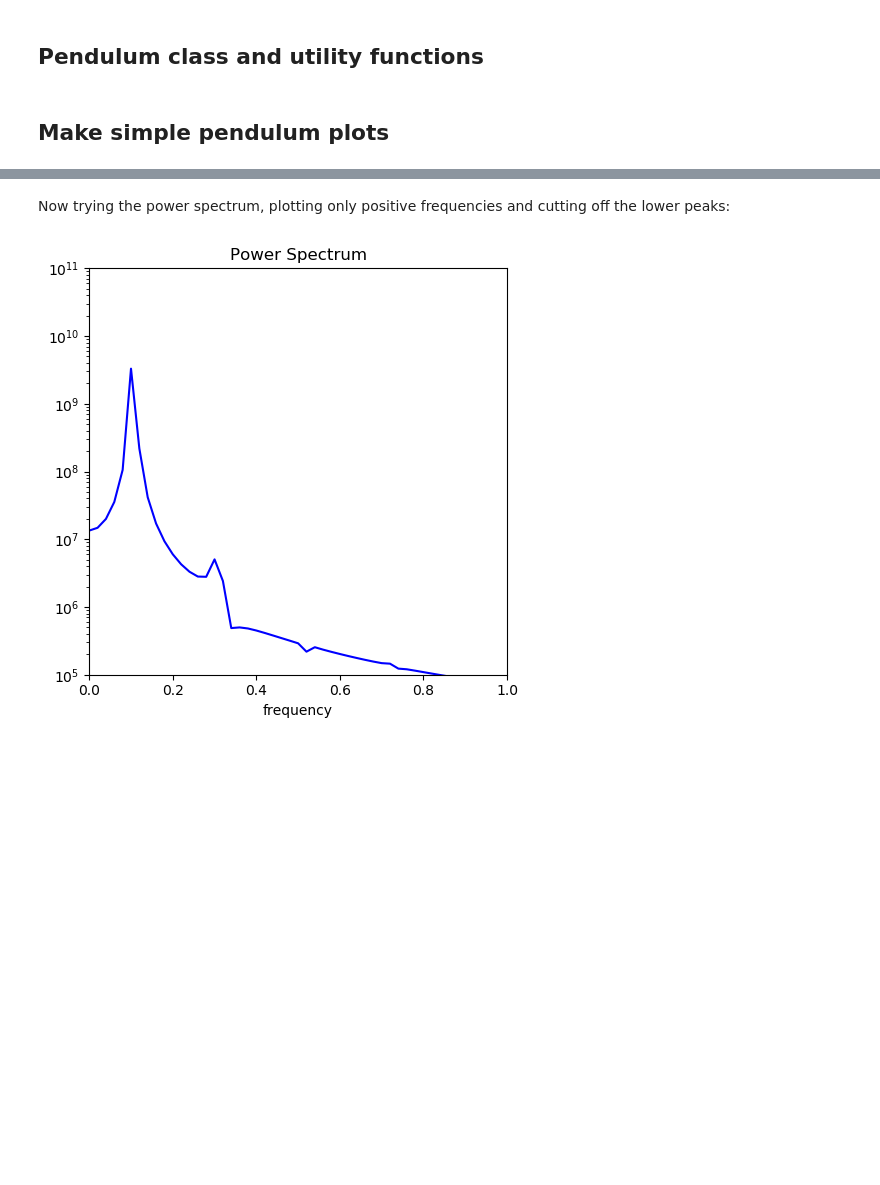
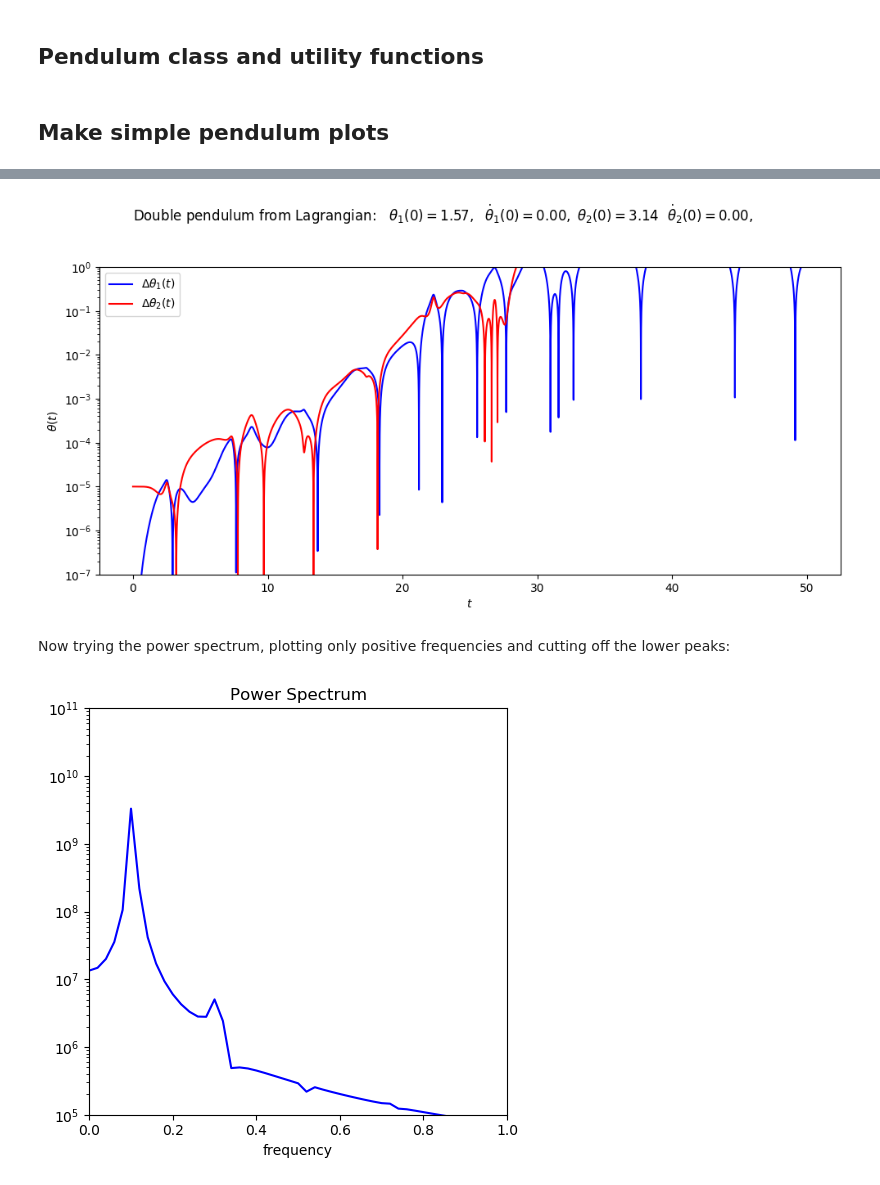
Before and after one commit to AdithyaReji/5300_final, a Jupyter notebook: Lagrangian_pendulum.ipynb, the cells around one changed output, grey strips where cells are left out. Drawn from its saved outputs; the diff is of its cells as text; code cells hidden in the pictures; blank space fills up the shorter version.

```diff
--- a/Lagrangian_pendulum.ipynb
+++ b/Lagrangian_pendulum.ipynb
@@ -258,3 +257,42 @@ NameError: name 'dp1' is not defined
+# %%
+theta1_0 = np.pi/2
+theta1_dot_0 = 0.
+theta2_0 = np.pi
+theta2_dot_0 = 0.
+
+theta1, theta1_dot, theta2, theta2_dot = dp1.solve_ode(t_pts, theta1_0, theta1_dot_0, theta2_0, theta2_dot_0)
+
+theta1b, theta1b_dot, theta2b, theta2b_dot = dp1.solve_ode(t_pts, theta1_0, theta1_dot_0, theta2_0 - 0.00001, theta2_dot_0)
+
+fig = plt.figure(figsize=(10,5))
+overall_title = 'Double pendulum from Lagrangian:  ' + \
+                rf' $\theta_1(0) = {theta1_0:.2f},$' + \
+                rf'  $\dot\theta_1(0) = {theta1_dot_0:.2f},$' + \
+                rf' $\theta_2(0) = {theta2_0:.2f}$' + \
+                rf'  $\dot\theta_2(0) = {theta2_dot_0:.2f},$'   # \n means a new line (adds some space here)
+fig.suptitle(overall_title, va='baseline')
+
+ax_a = fig.add_subplot(1,1,1)
+
+start, stop = start_stop_indices(t_pts, t_start, t_end)
+plot_y_vs_x(t_pts[start : stop], np.abs(theta1[start : stop]- theta1b[start:stop]),
+            axis_labels=theta_vs_time_labels,
+            color='blue', semilogy = True,
+            label=r'$\Delta\theta_1(t)$',
+            ax=ax_a)
+
+plot_y_vs_x(t_pts[start : stop], np.abs(theta2[start : stop]- theta2b[start:stop]),
+            axis_labels=theta_vs_time_labels,
+            color='red', semilogy = True,
+            label=r'$\Delta\theta_2(t)$',
+            ax=ax_a)
+
+ax_a.set_ylim(1.e-7, 1.)
+
+fig.tight_layout()
+fig.savefig('double_pendulum_Lagrange.png', bbox_inches='tight')
+# %% [output]
+[figure, added]
 # %% [markdown]
 Now trying the power spectrum, plotting only positive frequencies and cutting off the lower peaks:
 # %%
```
Also changed, not shown: parts of 5 cells of this notebook.
